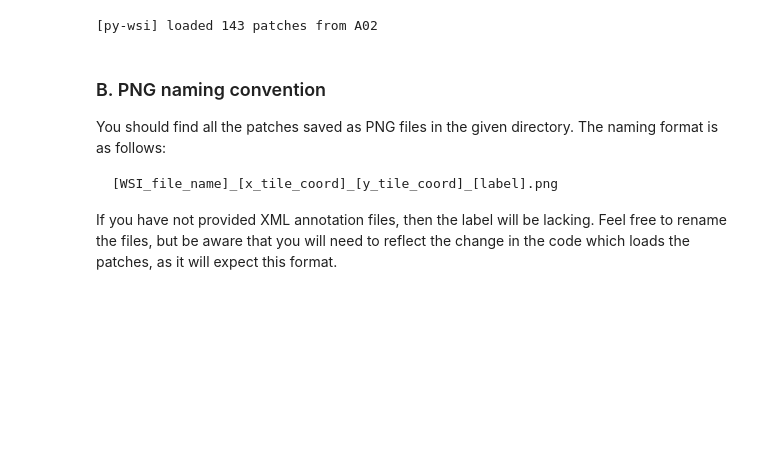
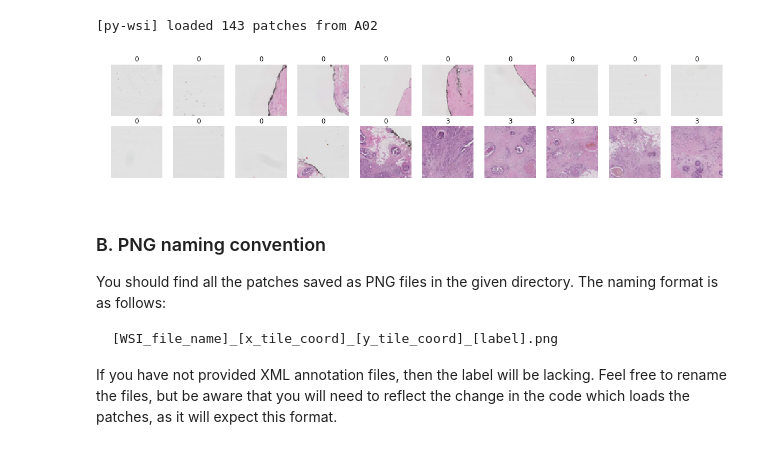
Before and after one commit to ysbecca/py-wsi, a Jupyter notebook: Using py-wsi.ipynb, the cells around one changed output. Cells and saved outputs as stored; diff of their text form; code cells hidden in the pictures; blank space fills up the shorter version.

```diff
--- a/Using py-wsi.ipynb
+++ b/Using py-wsi.ipynb
@@ -224,6 +224,10 @@ We can load the patches using the exact same functions as shown earlier for LMDB
 patches, coords, classes, labels = turtle.get_patches_from_file("A02.svs", verbose=True)
 # %% [output]
 [py-wsi] loaded 143 patches from A02
+# %%
+tk.show_labeled_patches(patches[:20], classes[:20])
+# %% [output]
+[figure, added]
 # %% [markdown]
 ### B. PNG naming convention
 
```
Also changed, not shown: parts of 13 cells of this notebook, 1 other file.
